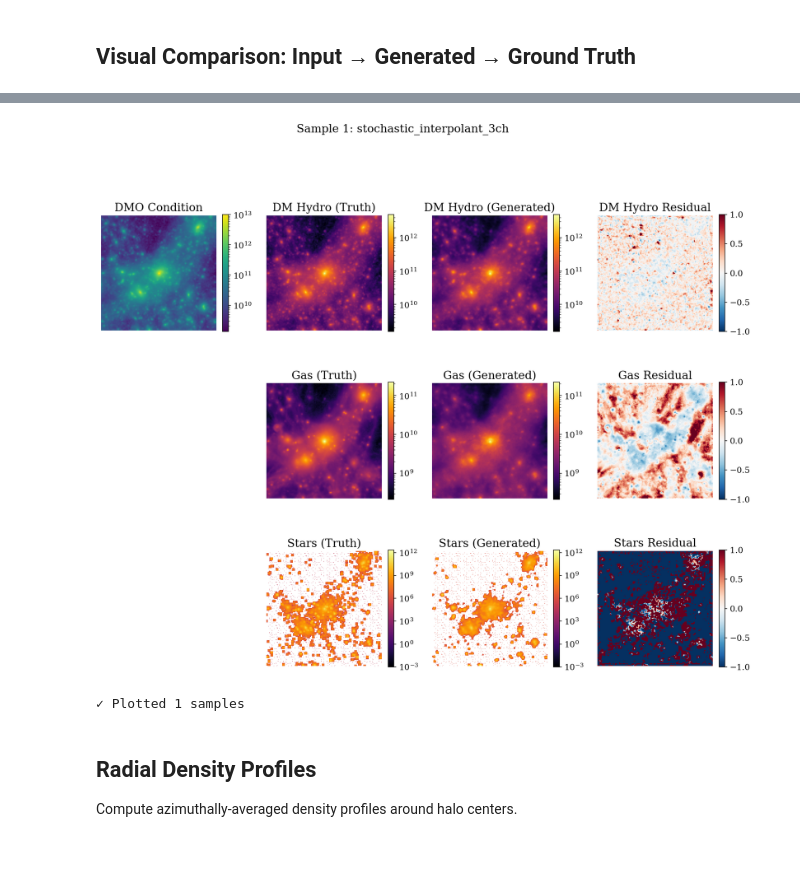
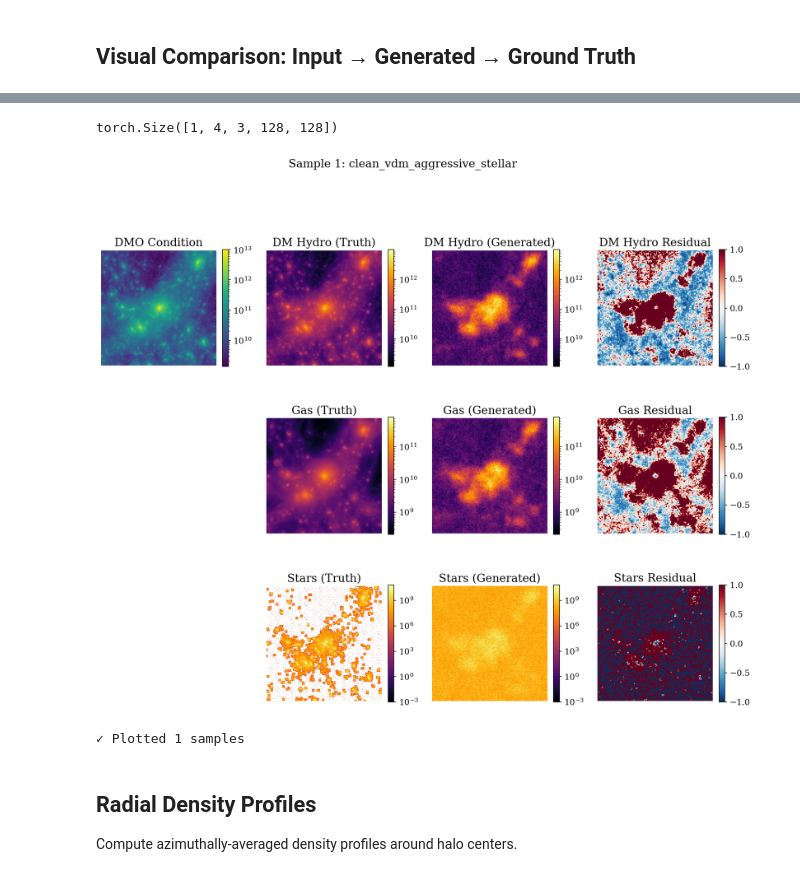
Before and after one commit to Maxelee/vdm_BIND, a Jupyter notebook: analysis/notebooks/training_validation.ipynb, the cells around one changed output, grey strips where cells are left out. Saved outputs shown, nothing was run; the diff lists cells and outputs as text; code cells hidden in the pictures.

Commit message:
weirdd things happening with quantile transform...

```diff
--- a/analysis/notebooks/training_validation.ipynb
+++ b/analysis/notebooks/training_validation.ipynb
@@ -66,7 +66,7 @@ Select the model type and config to use.
 #   'consistency'  - Consistency models for 1-step sampling (LightConsistency)
 #   'ot_flow'      - Optimal Transport Flow Matching (LightOTFlow)
 
-MODEL_TYPE = 'stochastic_interpolant'  # Options: see above
+MODEL_TYPE = 'clean'  # Options: see above
 
 # Config file path - auto-select based on MODEL_TYPE or set manually
 MODEL_CONFIG_MAP = {
@@ -265,11 +300,29 @@ def unnormalize_field(field, channel_idx, norm_stats, quantile_transformer=None)
     """
     Unnormalize a field from normalized space back to physical units.
 
+    IMPORTANT: Train-Test Normalization Mismatch
+    ---------------------------------------------
+    Some training scripts (train_interpolant.py, train_consistency.py, train_ot_flow.py)
+    do NOT read quantile_path from config, so models are trained with Z-score normalization.
+
+    However, the inference dataloader DOES read quantile_path and applies quantile
+    normalization to targets.
+
+    Result:
+    - TARGETS from dataloader: quantile normalized (range [0, 1])
+    - GENERATED from model: Z-score normalized (range ~[-7, +4])
+
+    Usage:
+    - For targets: unnormalize_field(target, ch_idx, norm_stats, quantile_transformer)
+    - For generated: unnormalize_field(gen, ch_idx, norm_stats, None)  # Force Z-score
+
+    See: .github/ISSUES/quantile_normalization_bug.md
+
     Args:
         field: Normalized field (can be 2D or higher)
         channel_idx: 0=DM, 1=Gas, 2=Stars
         norm_stats: Dictionary with normalization statistics
-        quantile_transformer: Optional quantile transformer for stars
+        quantile_transformer: Quantile transformer for stars (use None for Z-score)
 
     Returns:
         Field in physical units (mass density)
@@ -280,13 +333,14 @@ def unnormalize_field(field, channel_idx, norm_stats, quantile_transformer=None)
         mean, std = norm_stats['gas_mag_mean'], norm_stats['gas_mag_std']
     elif channel_idx == 2:  # Stars
         if quantile_transformer is not None:
-            # Quantile inverse transform
+            # Quantile inverse transform (for targets from dataloader)
             original_shape = field.shape
             field_flat = field.flatten().reshape(-1, 1)
             log_field = quantile_transformer.inverse_transform(field_flat)
             log_field = log_field.reshape(original_shape)
             return 10**log_field - 1
         else:
+            # Z-score inverse (for generated outputs from models trained without quantile)
             mean, std = norm_stats['star_mag_mean'], norm_stats['star_mag_std']
     else:
         raise ValueError(f"Unknown channel index: {channel_idx}")
@@ -418,3 +476,7 @@ Generated stats: mean=-1.2851, std=3.2010
+# %%
+generated.shape
+# %% [output]
+torch.Size([1, 4, 3, 128, 128])
 # %%
 channel_names = ['DM Hydro', 'Gas', 'Stars']
 
@@ -428,13 +490,13 @@ for sample_idx in range(n_samples_to_plot):
     # Get data for this sample
     condition = selected_conditions[sample_idx].numpy()
     target = selected_targets[sample_idx].numpy()
-    gen_mean = generated[sample_idx].mean(dim=0).numpy()  # Mean over realizations
+    gen_mean = generated[sample_idx][0].numpy() # Mean over realizations
     gen_std = generated[sample_idx].std(dim=0).numpy()    # Std over realizations
 
     for ch_idx, ch_name in enumerate(channel_names):
         # Unnormalize
         target_unnorm = unnormalize_field(target[ch_idx], ch_idx, norm_stats, quantile_transformer)
-        gen_unnorm = unnormalize_field(gen_mean[ch_idx], ch_idx, norm_stats, quantile_transformer)
+        gen_unnorm = unnormalize_field(gen_mean[ch_idx], ch_idx, norm_stats, None)
 
         # Determine color scale
         vmin = max(1e-3, min(target_unnorm.min(), gen_unnorm.min()))
@@ -456,34 +518,34 @@ for sample_idx in range(n_samples_to_plot):
         # Column 2: Ground Truth
         ax = fig.add_subplot(gs[ch_idx, 1])
         im = ax.imshow(target_unnorm, cmap='inferno', norm=norm)
         ax.set_title(f'{ch_name} (Truth)')
         ax.axis('off')
         plt.colorbar(im, ax=ax, fraction=0.046)
 
         # Column 3: Generated (mean)
         ax = fig.add_subplot(gs[ch_idx, 2])
         im = ax.imshow(gen_unnorm, cmap='inferno', norm=norm)
         ax.set_title(f'{ch_name} (Generated)')
         ax.axis('off')
         plt.colorbar(im, ax=ax, fraction=0.046)
 
         # Column 4: Residual
         ax = fig.add_subplot(gs[ch_idx, 3])
         residual = (gen_unnorm - target_unnorm) / (target_unnorm + 1e-10)
         im = ax.imshow(residual, cmap='RdBu_r', vmin=-1, vmax=1)
         ax.set_title(f'{ch_name} Residual')
         ax.axis('off')
         plt.colorbar(im, ax=ax, fraction=0.046)
 
     plt.suptitle(f'Sample {sample_idx + 1}: {config.model_name}', fontsize=16, y=1.02)
 
     # Save figure
     fig.savefig(str(FIGURE_DIR / f'{config.model_name}_sample_{sample_idx}_comparison.png'))
     plt.show()
 
 print(f"\n✓ Plotted {n_samples_to_plot} samples")
 # %% [output]
-[figure, old version]
+[figure, new version]
 ✓ Plotted 1 samples
 # %% [markdown]
 ## Radial Density Profiles
```
Also changed, not shown: parts of 17 cells of this notebook, 23 other files.
